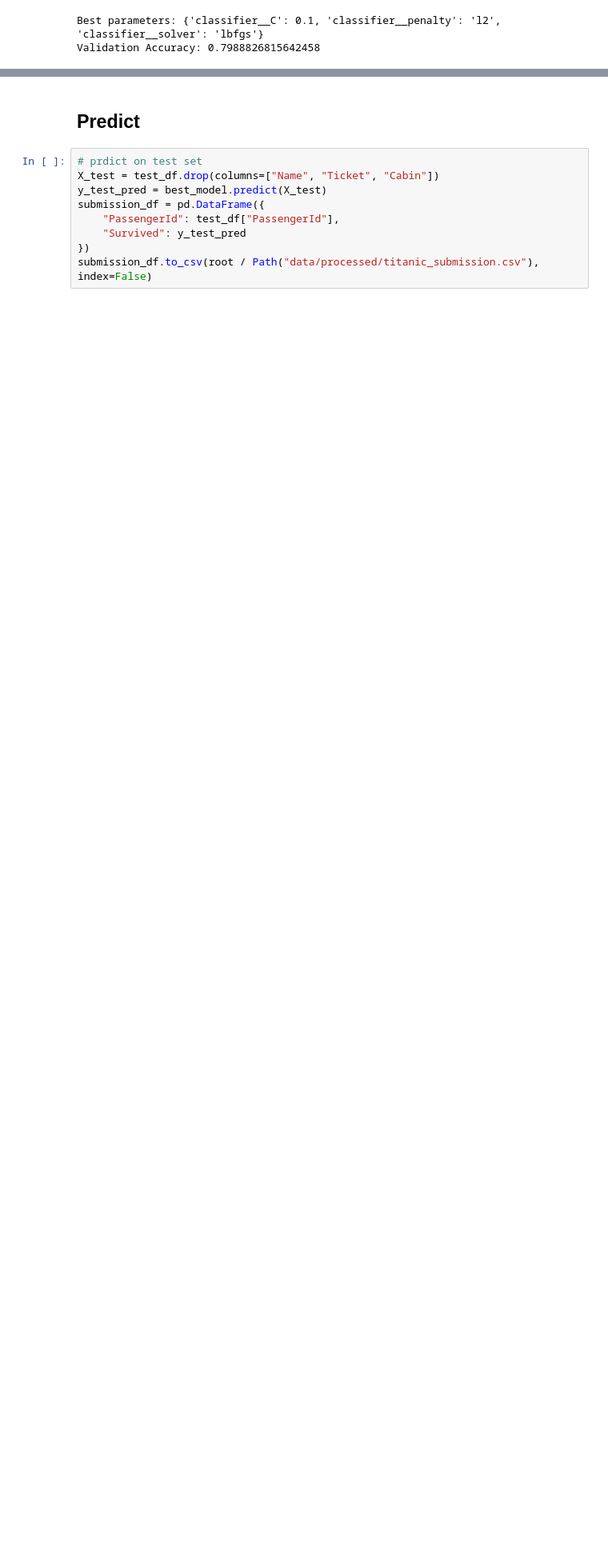
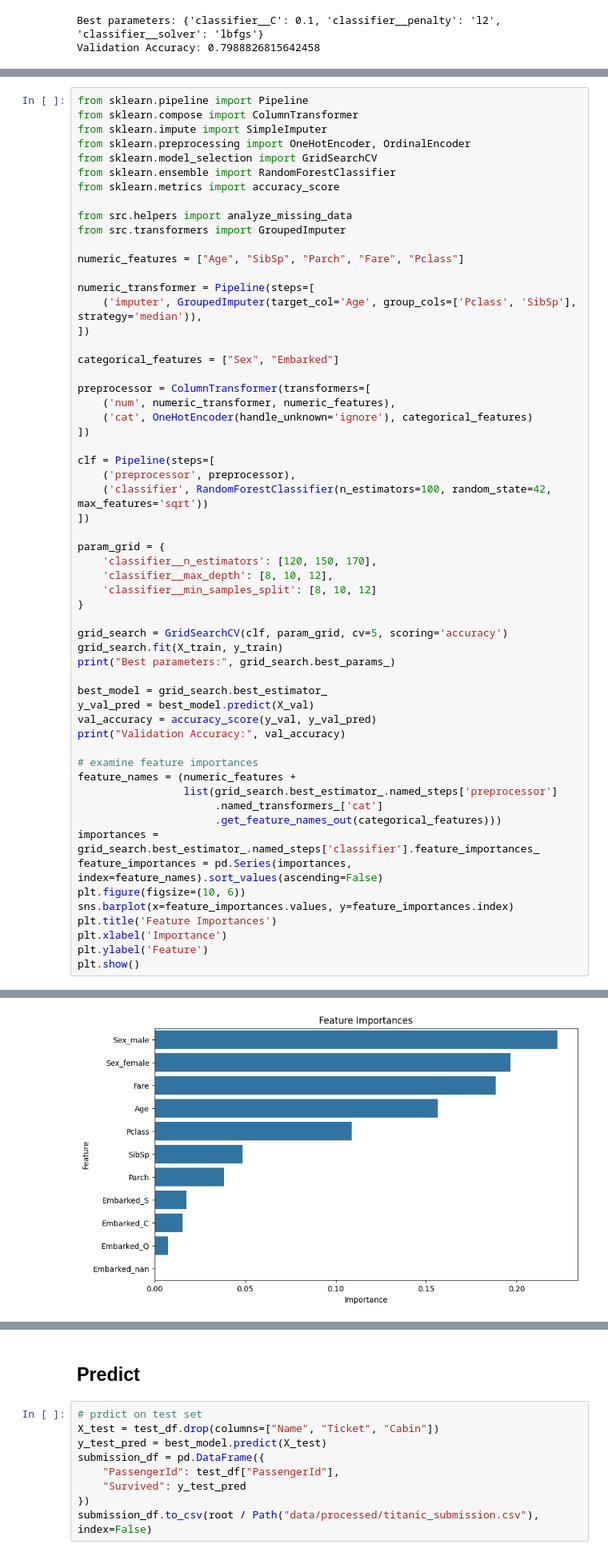
Before and after one commit to tsarevboris/ai-explore, a Jupyter notebook: notebooks/titanic.ipynb, the cells around one changed output, grey strips where cells are left out. Shown at 80% size. Cells and saved outputs as stored; diff of their text form; blank space fills up the shorter version.

```diff
--- a/notebooks/titanic.ipynb
+++ b/notebooks/titanic.ipynb
@@ -84,0 +97,59 @@ Validation Accuracy: 0.7988826815642458
+# %%
+from sklearn.pipeline import Pipeline
+from sklearn.compose import ColumnTransformer
+from sklearn.impute import SimpleImputer
+from sklearn.preprocessing import OneHotEncoder, OrdinalEncoder
+from sklearn.model_selection import GridSearchCV
+from sklearn.ensemble import RandomForestClassifier
+from sklearn.metrics import accuracy_score
+
+from src.helpers import analyze_missing_data
+from src.transformers import GroupedImputer
+
+numeric_features = ["Age", "SibSp", "Parch", "Fare", "Pclass"]
+
+numeric_transformer = Pipeline(steps=[
+    ('imputer', GroupedImputer(target_col='Age', group_cols=['Pclass', 'SibSp'], strategy='median')),
+])
+
+categorical_features = ["Sex", "Embarked"]
+
+preprocessor = ColumnTransformer(transformers=[
+    ('num', numeric_transformer, numeric_features),
+    ('cat', OneHotEncoder(handle_unknown='ignore'), categorical_features)
+])
+
+clf = Pipeline(steps=[
+    ('preprocessor', preprocessor),
+    ('classifier', RandomForestClassifier(n_estimators=100, random_state=42, max_features='sqrt'))
+])
+
+param_grid = {
+    'classifier__n_estimators': [120, 150, 170],
+    'classifier__max_depth': [8, 10, 12],
+    'classifier__min_samples_split': [8, 10, 12]
+}
+
+grid_search = GridSearchCV(clf, param_grid, cv=5, scoring='accuracy')
+grid_search.fit(X_train, y_train)
+print("Best parameters:", grid_search.best_params_)
+
+best_model = grid_search.best_estimator_
+y_val_pred = best_model.predict(X_val)
+val_accuracy = accuracy_score(y_val, y_val_pred)
+print("Validation Accuracy:", val_accuracy)
+
+# examine feature importances
+feature_names = (numeric_features +
+                 list(grid_search.best_estimator_.named_steps['preprocessor']
+                      .named_transformers_['cat']
+                      .get_feature_names_out(categorical_features)))
+importances = grid_search.best_estimator_.named_steps['classifier'].feature_importances_
+feature_importances = pd.Series(importances, index=feature_names).sort_values(ascending=False)
+plt.figure(figsize=(10, 6))
+sns.barplot(x=feature_importances.values, y=feature_importances.index)
+plt.title('Feature Importances')
+plt.xlabel('Importance')
+plt.ylabel('Feature')
+plt.show()
+# %% [output]
@@ -84,0 +158 @@ Validation Accuracy: 0.7988826815642458
+[figure, added]
```
Also changed, not shown: parts of 6 cells of this notebook, 3 other files.
